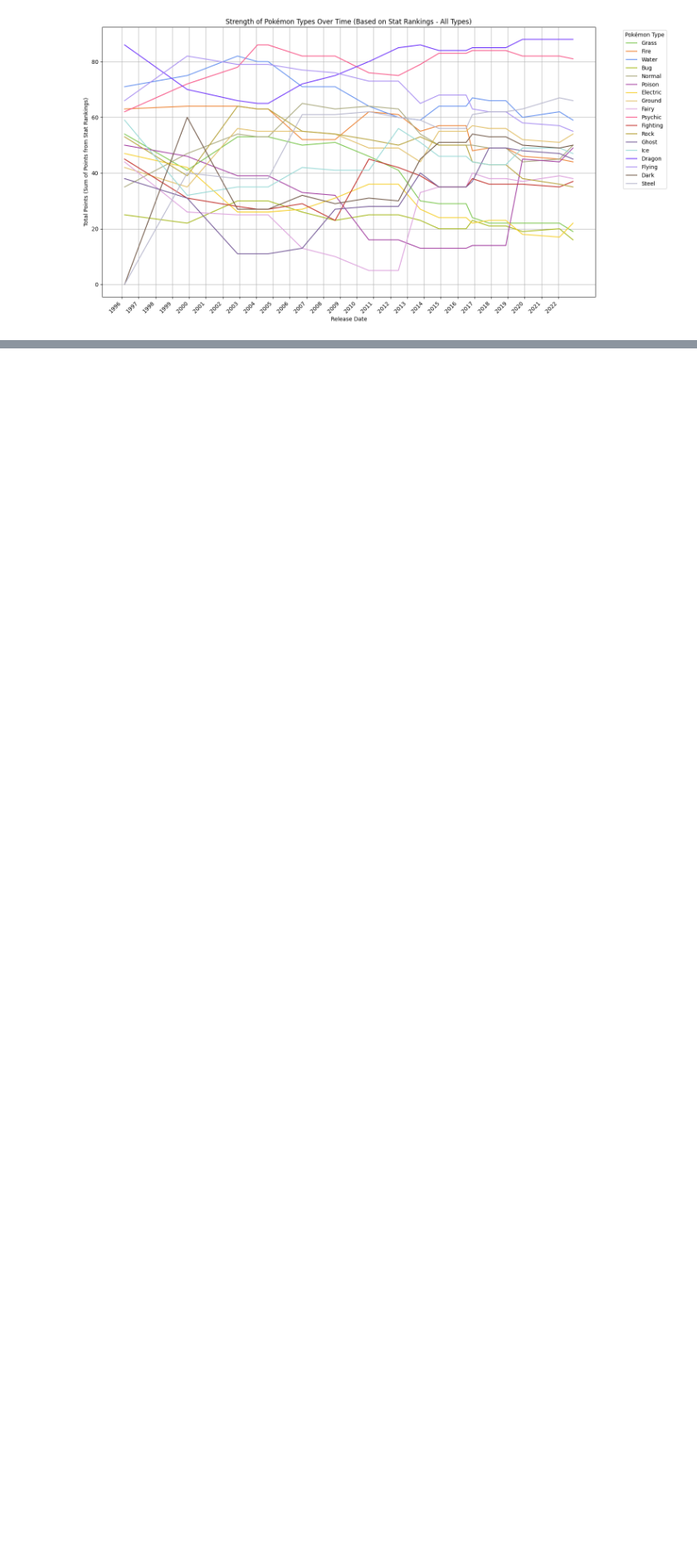
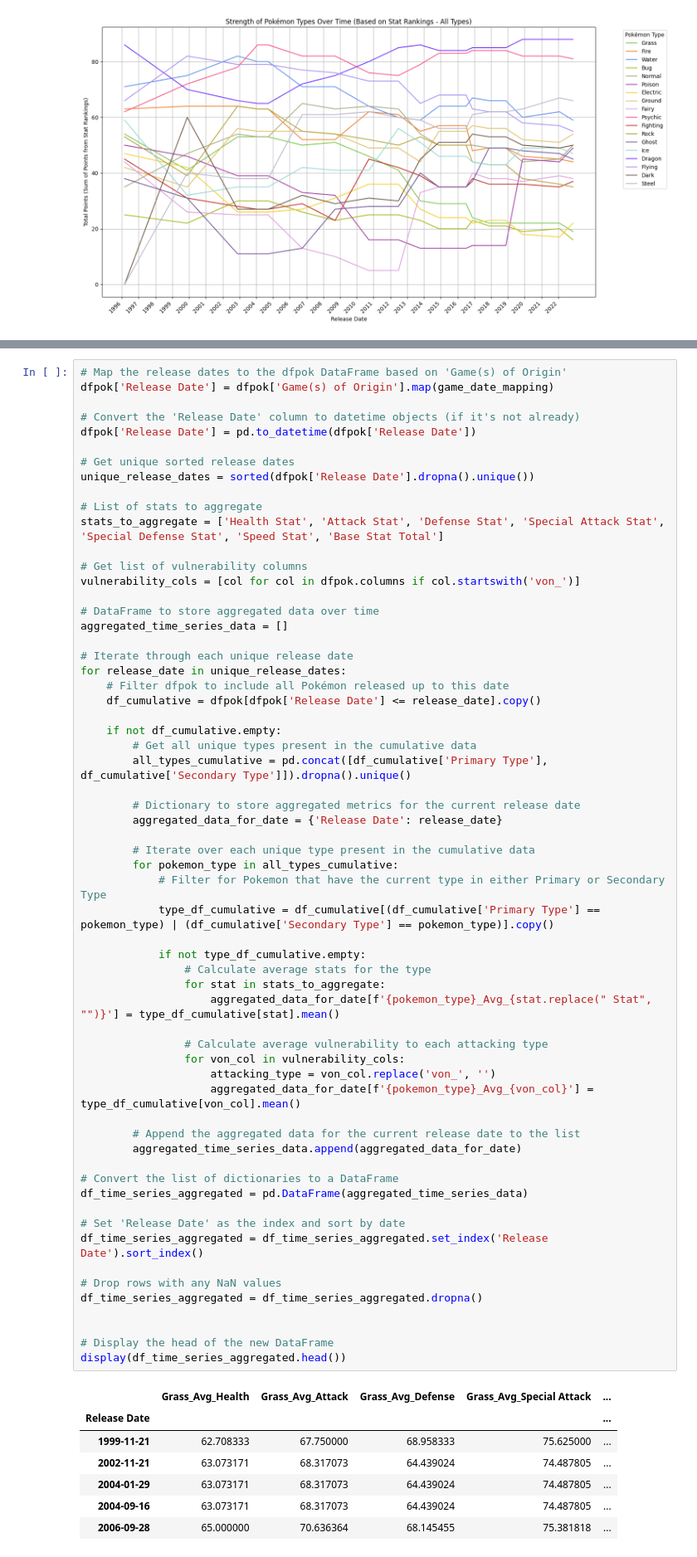
Before and after one commit to Aloncohen41/Pokemon-Model, a Jupyter notebook: Pokemon.ipynb, the cells around one changed output, grey strips where cells are left out. Shown at 83% size. Cells and saved outputs as stored; diff of their text form; blank space fills up the shorter version.

```diff
--- a/Pokemon.ipynb
+++ b/Pokemon.ipynb
@@ -1107,0 +1122,69 @@ Finally, this analysis focuses on raw stats and type effectiveness. Factors like
+# %%
+# Map the release dates to the dfpok DataFrame based on 'Game(s) of Origin'
+dfpok['Release Date'] = dfpok['Game(s) of Origin'].map(game_date_mapping)
+
+# Convert the 'Release Date' column to datetime objects (if it's not already)
+dfpok['Release Date'] = pd.to_datetime(dfpok['Release Date'])
+
+# Get unique sorted release dates
+unique_release_dates = sorted(dfpok['Release Date'].dropna().unique())
+
+# List of stats to aggregate
+stats_to_aggregate = ['Health Stat', 'Attack Stat', 'Defense Stat', 'Special Attack Stat', 'Special Defense Stat', 'Speed Stat', 'Base Stat Total']
+
+# Get list of vulnerability columns
+vulnerability_cols = [col for col in dfpok.columns if col.startswith('von_')]
+
+# DataFrame to store aggregated data over time
+aggregated_time_series_data = []
+
+# Iterate through each unique release date
+for release_date in unique_release_dates:
+    # Filter dfpok to include all Pokémon released up to this date
+    df_cumulative = dfpok[dfpok['Release Date'] <= release_date].copy()
+
+    if not df_cumulative.empty:
+        # Get all unique types present in the cumulative data
+        all_types_cumulative = pd.concat([df_cumulative['Primary Type'], df_cumulative['Secondary Type']]).dropna().unique()
+
+        # Dictionary to store aggregated metrics for the current release date
+        aggregated_data_for_date = {'Release Date': release_date}
+
+        # Iterate over each unique type present in the cumulative data
+        for pokemon_type in all_types_cumulative:
+            # Filter for Pokemon that have the current type in either Primary or Secondary Type
+            type_df_cumulative = df_cumulative[(df_cumulative['Primary Type'] == pokemon_type) | (df_cumulative['Secondary Type'] == pokemon_type)].copy()
+
+            if not type_df_cumulative.empty:
+                # Calculate average stats for the type
+                for stat in stats_to_aggregate:
+                    aggregated_data_for_date[f'{pokemon_type}_Avg_{stat.replace(" Stat", "")}'] = type_df_cumulative[stat].mean()
+
+                # Calculate average vulnerability to each attacking type
+                for von_col in vulnerability_cols:
+                    attacking_type = von_col.replace('von_', '')
+                    aggregated_data_for_date[f'{pokemon_type}_Avg_{von_col}'] = type_df_cumulative[von_col].mean()
+
+        # Append the aggregated data for the current release date to the list
+        aggregated_time_series_data.append(aggregated_data_for_date)
+
+# Convert the list of dictionaries to a DataFrame
+df_time_series_aggregated = pd.DataFrame(aggregated_time_series_data)
+
+# Set 'Release Date' as the index and sort by date
+df_time_series_aggregated = df_time_series_aggregated.set_index('Release Date').sort_index()
+
+# Drop rows with any NaN values
+df_time_series_aggregated = df_time_series_aggregated.dropna()
+
+
+# Display the head of the new DataFrame
+display(df_time_series_aggregated.head())
+# %% [output]
+|  | Grass_Avg_Health | Grass_Avg_Attack | Grass_Avg_Defense | Grass_Avg_Special Attack | ... |
+| Release Date |  |  |  |  | ... |
+| 1999-11-21 | 62.708333 | 67.750000 | 68.958333 | 75.625000 | ... |
+| 2002-11-21 | 63.073171 | 68.317073 | 64.439024 | 74.487805 | ... |
+| 2004-01-29 | 63.073171 | 68.317073 | 64.439024 | 74.487805 | ... |
+| 2004-09-16 | 63.073171 | 68.317073 | 64.439024 | 74.487805 | ... |
+| 2006-09-28 | 65.000000 | 70.636364 | 68.145455 | 75.381818 | ... |
```
Also changed, not shown: parts of 13 cells of this notebook.
